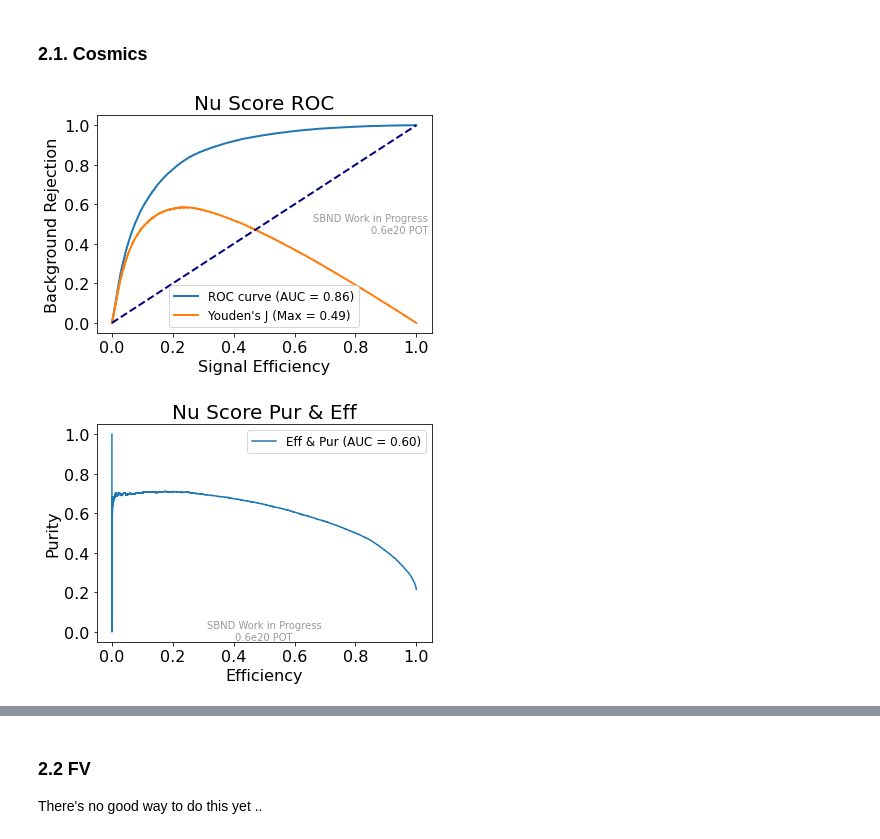
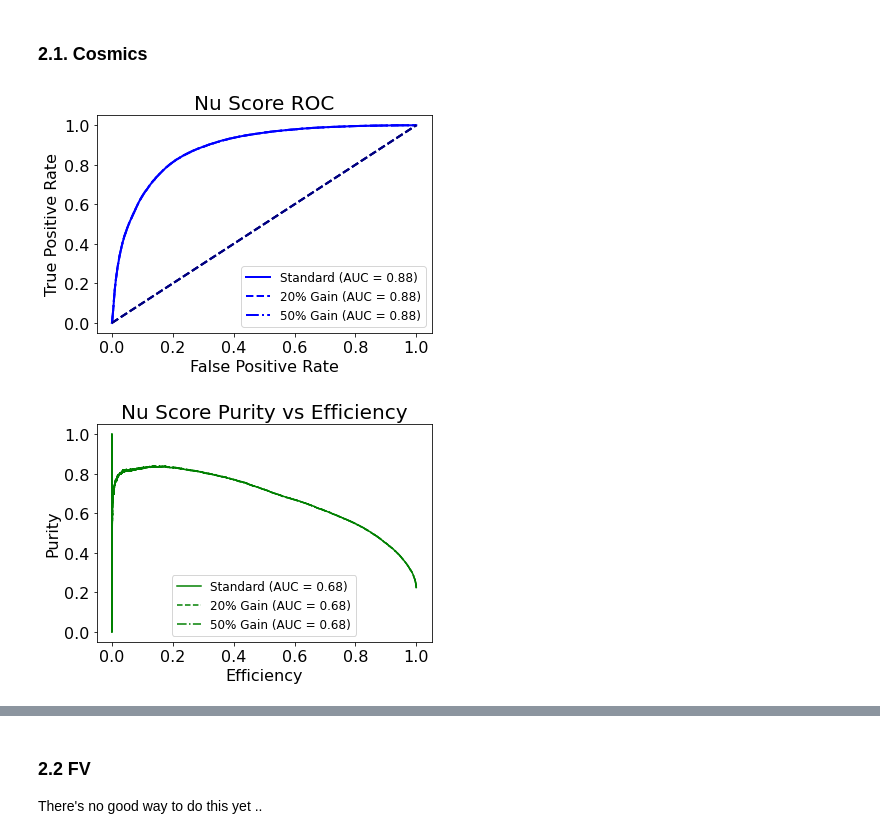
Before and after one commit to bear-is-asleep/mynumu_reco, a Jupyter notebook: reco_roc.ipynb, the cells around one changed output, grey strips where cells are left out. Drawn from its saved outputs; the diff is of its cells as text; code cells hidden in the pictures.

```diff
--- a/reco_roc.ipynb
+++ b/reco_roc.ipynb
@@ -79,5 +109,7 @@ slc.scale_to_pot(NOM_POT,SAMPLE_POT)
 # %%
 CUTS = ['cosmic','fv','trk','has_muon']
-pur,eff,f1 = slc.get_pur_eff_f1(['cosmic','fv','trk','has_muon'])
-pur,eff,f1
+for s in slcs:
+    pur,eff,f1 = s.get_pur_eff_f1(CUTS)
+    print(50*'*')
+    print(pur,eff,f1)
 # %% [output]
@@ -87,7 +132,7 @@ pur,eff,f1
 # %% [markdown]
 ## 2. Cuts
 # %%
-def make_roc_plot(y,scores,ax=None,fig=None,weights=None,pos_label=0,label=LABEL,title='ROC Curve',show_j=False,show_f1=False):
+def make_roc_plot(y,scores,ax=None,fig=None,weights=None,pos_label=0,title='ROC Curve',show_j=False,show_f1=False,label='ROC Curve',**kwargs):
     """
     Make a ROC plot with Youden's J statistic
     """
@@ -105,20 +150,20 @@ def make_roc_plot(y,scores,ax=None,fig=None,weights=None,pos_label=0,label=LABEL
         fig = ax.get_figure()
     elif ax is None:
         ax = fig.gca()
-    ax.plot(fpr, tpr, lw=2, label=f'ROC curve (AUC = {roc_auc:0.2f})')
+    ax.plot(fpr, tpr, lw=2, label=f'{label} (AUC = {roc_auc:0.2f})',color='blue',**kwargs)
     if show_j:
-        ax.plot(fpr, j, lw=2, label=f'Youden\'s J (Max = {j_best_score:0.2f})')
+        ax.plot(fpr, j, lw=2, label=f'{label} J (Max = {j_best_score:0.2f})',color='green',**kwargs)
     if show_f1:
-        ax.plot(fpr, f1, lw=2, label=f'F1 (Max = {f1_best_score:0.2f})')
+        ax.plot(fpr, f1, lw=2, label=f'F1 (Max = {f1_best_score:0.2f})',color='red',**kwargs)
     ax.plot([0, 1], [0, 1], color='navy', lw=2, linestyle='--')
-    ax.set_xlabel('Signal Efficiency')
-    ax.set_ylabel('Background Rejection')
+    ax.set_xlabel('False Positive Rate')
+    ax.set_ylabel('True Positive Rate')
     ax.set_title(title)
     #ax.set_title(f'{title} (Best = {j_best_score:0.2f})')
     ax.legend()
     return fig,ax
 # %%
-def make_pur_eff_plot(y,scores,pos_label=0,title='Purity vs Efficiency',fig=None,ax=None,weights=None,show_f1=False,**kwargs):
+def make_pur_eff_plot(y,scores,pos_label=0,title='Purity vs Efficiency',fig=None,ax=None,weights=None,show_f1=False,label='Eff & Pur',**kwargs):
     pur,eff,thresholds = precision_recall_curve(y,scores,pos_label=pos_label,sample_weight=weights)
     pur_auc = auc(eff,pur)
     f1 = 2 * (pur * eff) / (pur + eff)
@@ -129,9 +174,9 @@ def make_pur_eff_plot(y,scores,pos_label=0,title='Purity vs Efficiency',fig=None
         fig = ax.get_figure()
     elif ax is None:
         ax = fig.gca()
-    ax.plot(eff,pur,label=f'Eff & Pur (AUC = {pur_auc:.2f})',**kwargs)
+    ax.plot(eff,pur,label=f'{label} (AUC = {pur_auc:.2f})',color='green',**kwargs)
     if show_f1:
-        ax.plot(eff,f1,label=f'f1 (Max = {best_score:.2f})',**kwargs)
+        ax.plot(eff,f1,label=f'{label} f1 (Max = {best_score:.2f})',color='purple',**kwargs)
     ax.set_xlabel('Efficiency')
     ax.set_ylabel('Purity')
     ax.set_title(title)
@@ -142,27 +187,32 @@ def make_pur_eff_plot(y,scores,pos_label=0,title='Purity vs Efficiency',fig=None
 # %%
 #Nu score ROC
 weights = slc.data.genweight
 scores = slc.data.nu_score
 y = slc.data.truth.event_type
-df = pd.concat([scores,y],axis=1)
-#save into data_dir
-df.to_csv(f'{DATA_DIR}/roc_scores/{FNAME[:-3]}_nu_score.csv')
+#For multiple samples
+scores_v = [s.data.nu_score for s in slcs]
+y_v = [s.data.truth.event_type for s in slcs]
+weights_v = [s.data.genweight for s in slcs]
 
 #ROC plot
-fig,ax = make_roc_plot(y,scores,weights=weights,title='Nu Score ROC',show_j=True)
+fig,ax = make_roc_plot(y_v[0],scores_v[0],weights=weights_v[0],label=labels[0])
+fig,ax = make_roc_plot(y_v[1],scores_v[1],ax=ax,fig=fig,weights=weights_v[1],label=labels[1],ls='--')
+fig,ax = make_roc_plot(y_v[2],scores_v[2],title='Nu Score ROC',ax=ax,fig=fig,weights=weights_v[2],label=labels[2],ls='-.')
 plotters.set_style(ax)
-plotters.add_label(ax, LABEL,where='centerright',color='grey',alpha=0.8)
+#plotters.add_label(ax, LABEL,where='centerright',color='grey',alpha=0.8)
 if SAVE_PLOT:
     plotters.save_plot('nu_score',folder_name=f'{PLOT_DIR}',fig=fig)
 
 #Purity vs Efficiency
-fig,ax = make_pur_eff_plot(y,scores,pos_label=0,title='Nu Score Pur & Eff',weights=weights)
+fig,ax = make_pur_eff_plot(y_v[0],scores_v[0],weights=weights_v[0],label=labels[0])
+fig,ax = make_pur_eff_plot(y_v[1],scores_v[1],ax=ax,fig=fig,weights=weights_v[1],label=labels[1],ls='--')
+fig,ax = make_pur_eff_plot(y_v[2],scores_v[2],title='Nu Score Purity vs Efficiency',ax=ax,fig=fig,weights=weights_v[2],label=labels[2],ls='-.')
 plotters.set_style(ax)
-plotters.add_label(ax, LABEL,where='bottomcenter',color='grey',alpha=0.8)
+#plotters.add_label(ax, LABEL,where='bottomcenter',color='grey',alpha=0.8)
 if SAVE_PLOT:
     plotters.save_plot('nu_score_pur_eff',folder_name=f'{PLOT_DIR}',fig=fig)
 #Compare to other dataset
 # %% [output]
-[figure, old version]
+[figure, new version]
-[figure, old version]
+[figure, new version]
 # %%
```
Also changed, not shown: parts of 21 cells of this notebook, 6 other files.
